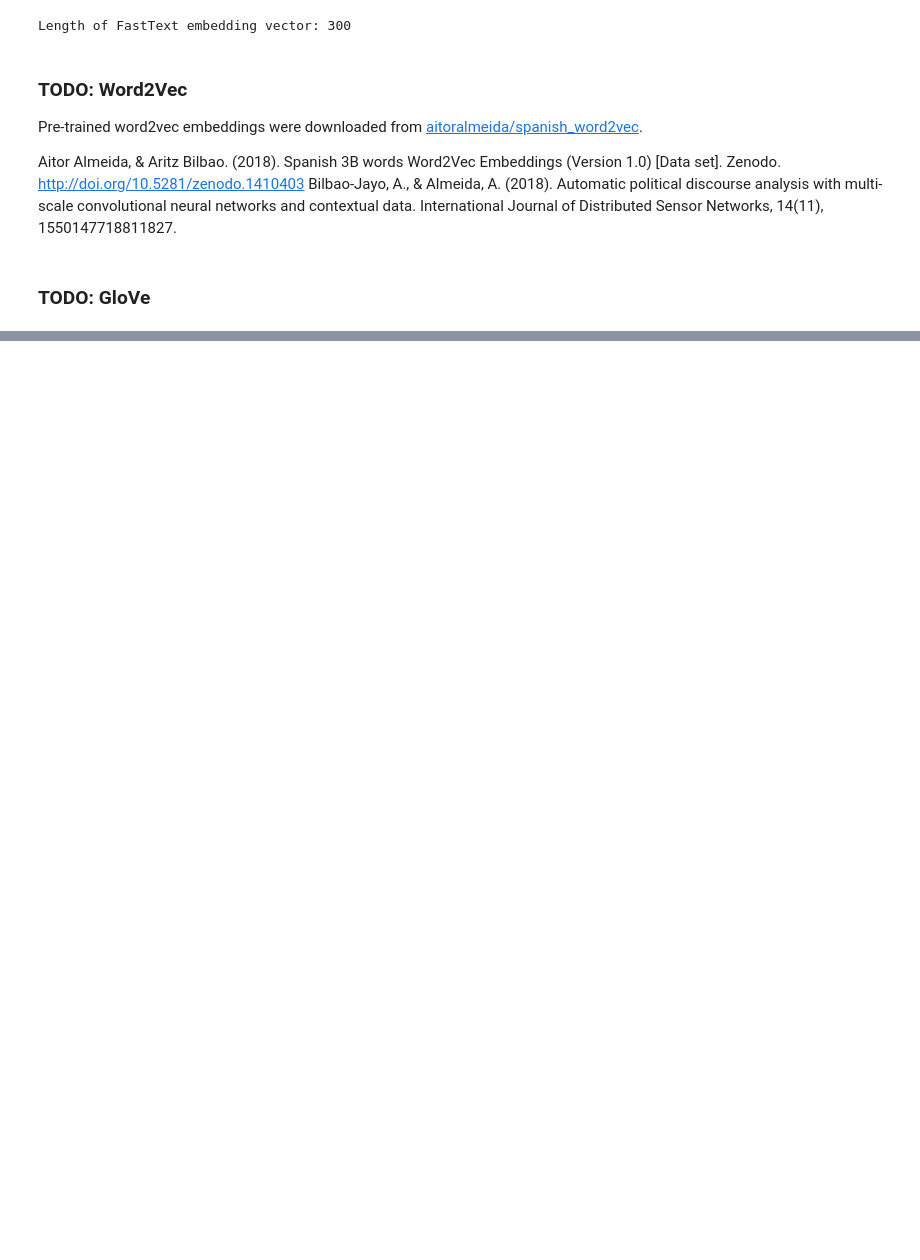
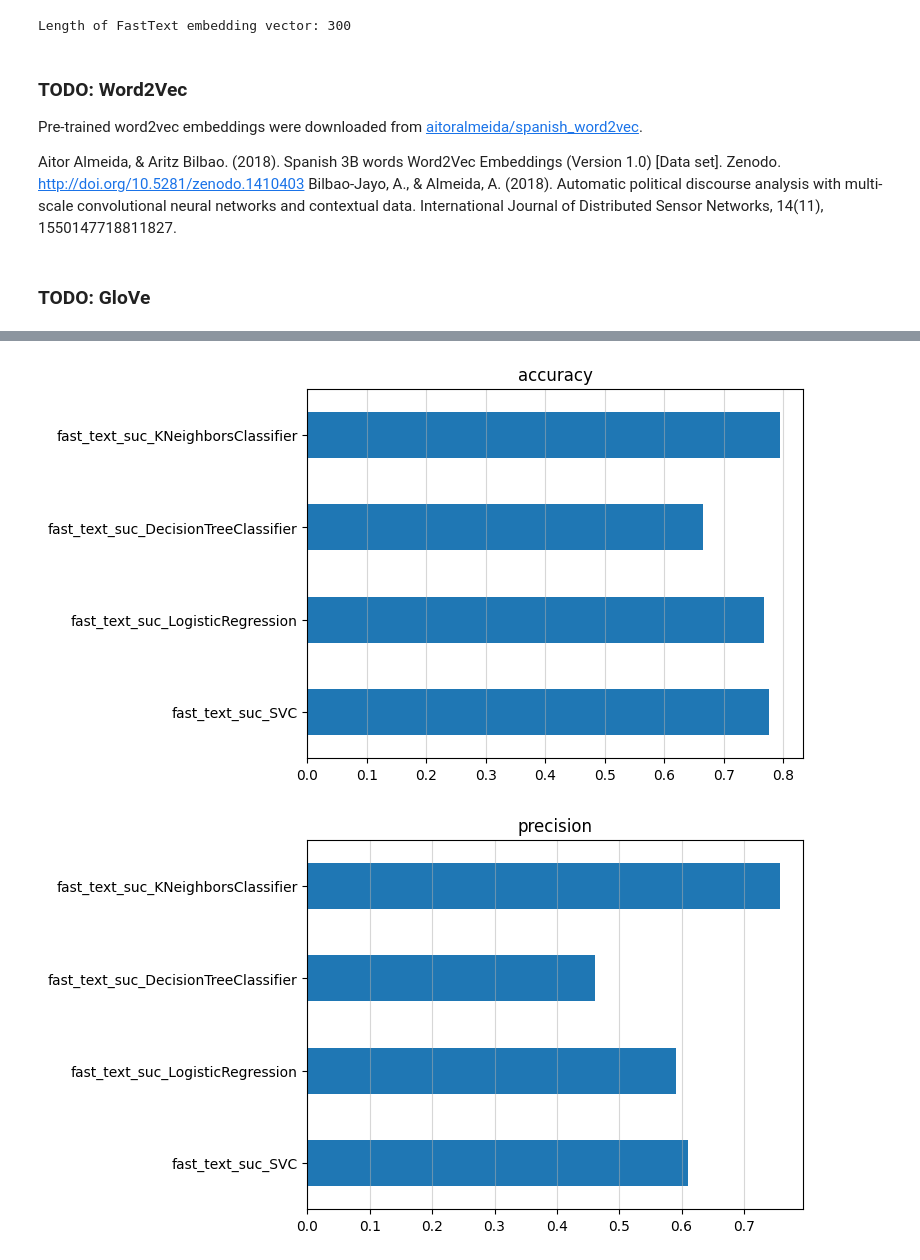
Before and after one commit to steciuk/LNR-hurftul-humor-detector, a Jupyter notebook: project.ipynb, the cells around one changed output, grey strips where cells are left out. Saved outputs shown, nothing was run; the diff lists cells and outputs as text; code cells hidden in the pictures; blank space fills up the shorter version.

```diff
--- a/project.ipynb
+++ b/project.ipynb
@@ -336,0 +723,12 @@ word2vec_path = os.path.join(os.getcwd(), 'embeddings', 'word2vec', 'complete.kv
+# %%
+metrics_df = metrics_df.set_index('name')
+
+for col in metrics_df.columns:
+    metrics_df[col].plot(kind='barh')
+    plt.title(col)
+    plt.grid(axis='x', alpha=0.5)
+    plt.ylabel('')
+    plt.show()
+# %% [output]
+[figure, added]
+[figure, added]
```
Also changed, not shown: parts of 39 cells of this notebook, 4 other files.
